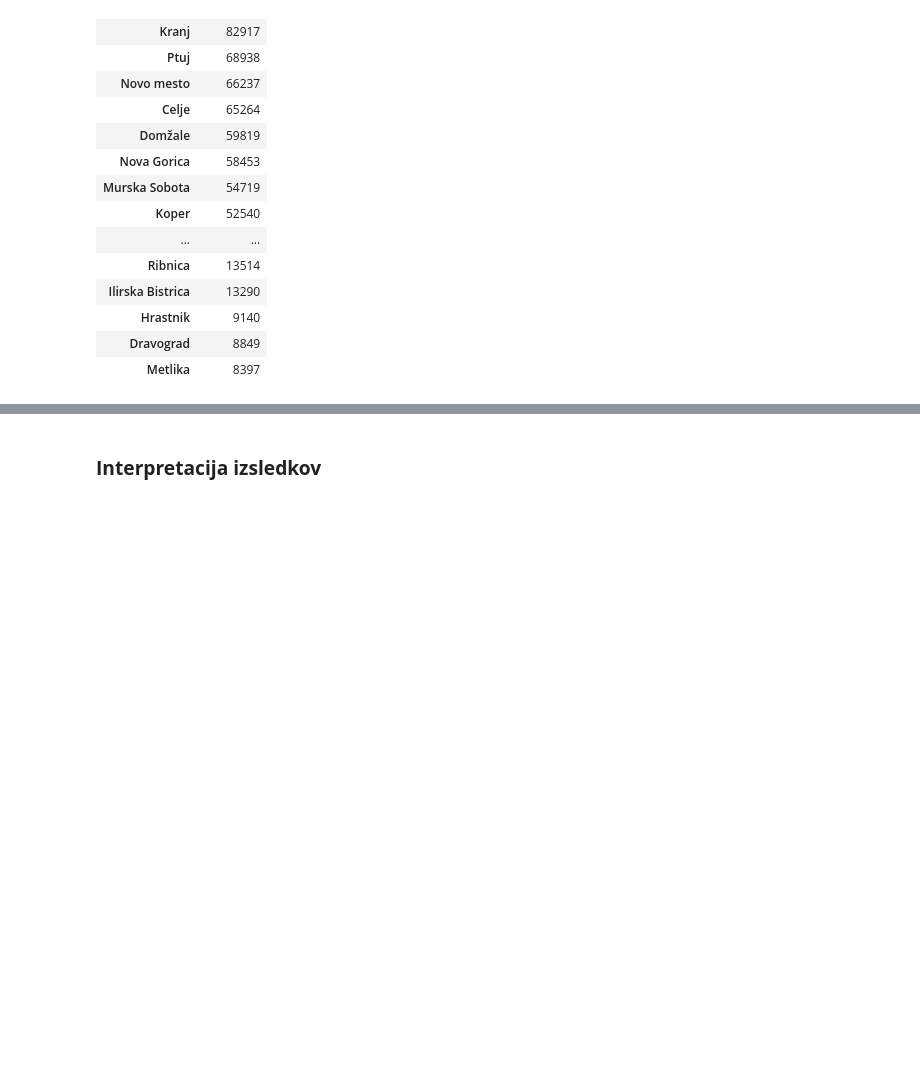
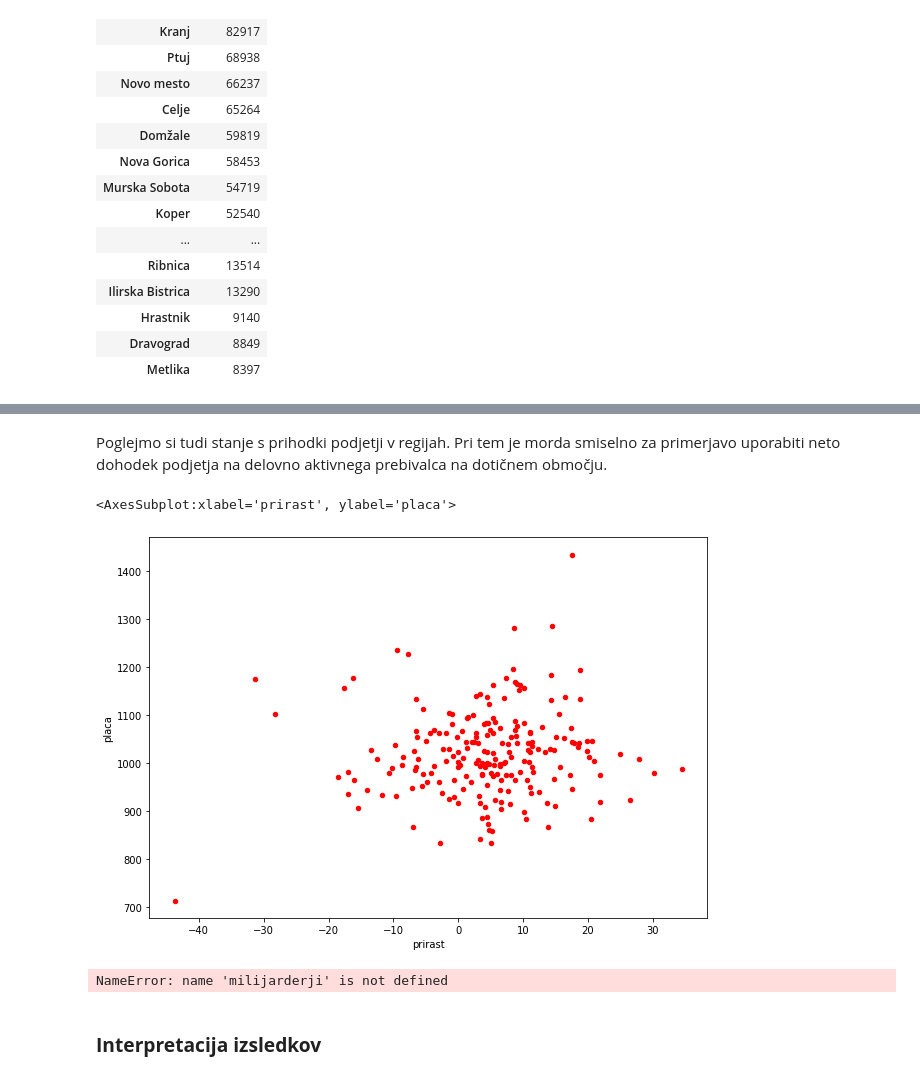
Before and after one commit to matejgorjup/PROG1-analiza-podatkov, a Jupyter notebook: obcine.ipynb, the cells around one changed output, grey strips where cells are left out. Drawn from its saved outputs; the diff is of its cells as text; code cells hidden in the pictures; blank space fills up the shorter version.

```diff
--- a/obcine.ipynb
+++ b/obcine.ipynb
@@ -124,3 +198,15 @@ obcine[obcine.delovna_aktivnost > 71].sort_values('placa')
+# %% [markdown]
+Poglejmo si tudi stanje s prihodki podjetji v regijah. Pri tem je morda smiselno za primerjavo uporabiti neto dohodek podjetja na delovno aktivnega prebivalca na dotičnem območju.
+# %%
+obcine[['prirast', 'placa']].plot.scatter('prirast', 'placa', figsize=(10,7), color='red')
+# %% [output]
+<AxesSubplot:xlabel='prirast', ylabel='placa'>
+[figure, added]
+# %%
+milijarderji_z_lokacijo=pd.merge(milijarderji, drzave, on='drzava')
+regije_z_mocnimi_obcinami
+# %% [output]
+NameError: name 'milijarderji' is not defined
 # %% [markdown]
 ### **Interpretacija izsledkov**
 # %% [markdown]
```
Also changed, not shown: parts of 23 cells of this notebook, 2 other files.
